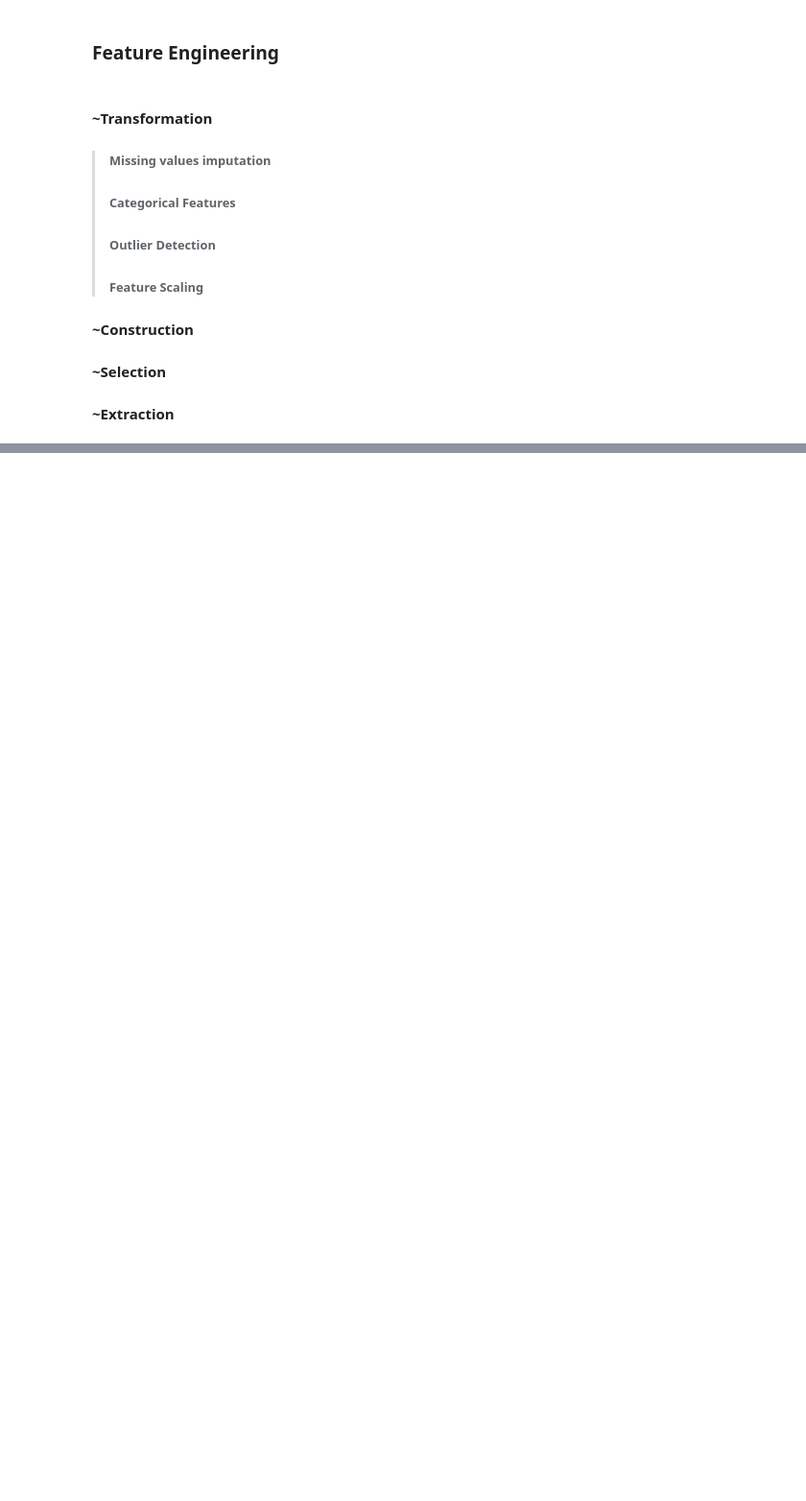
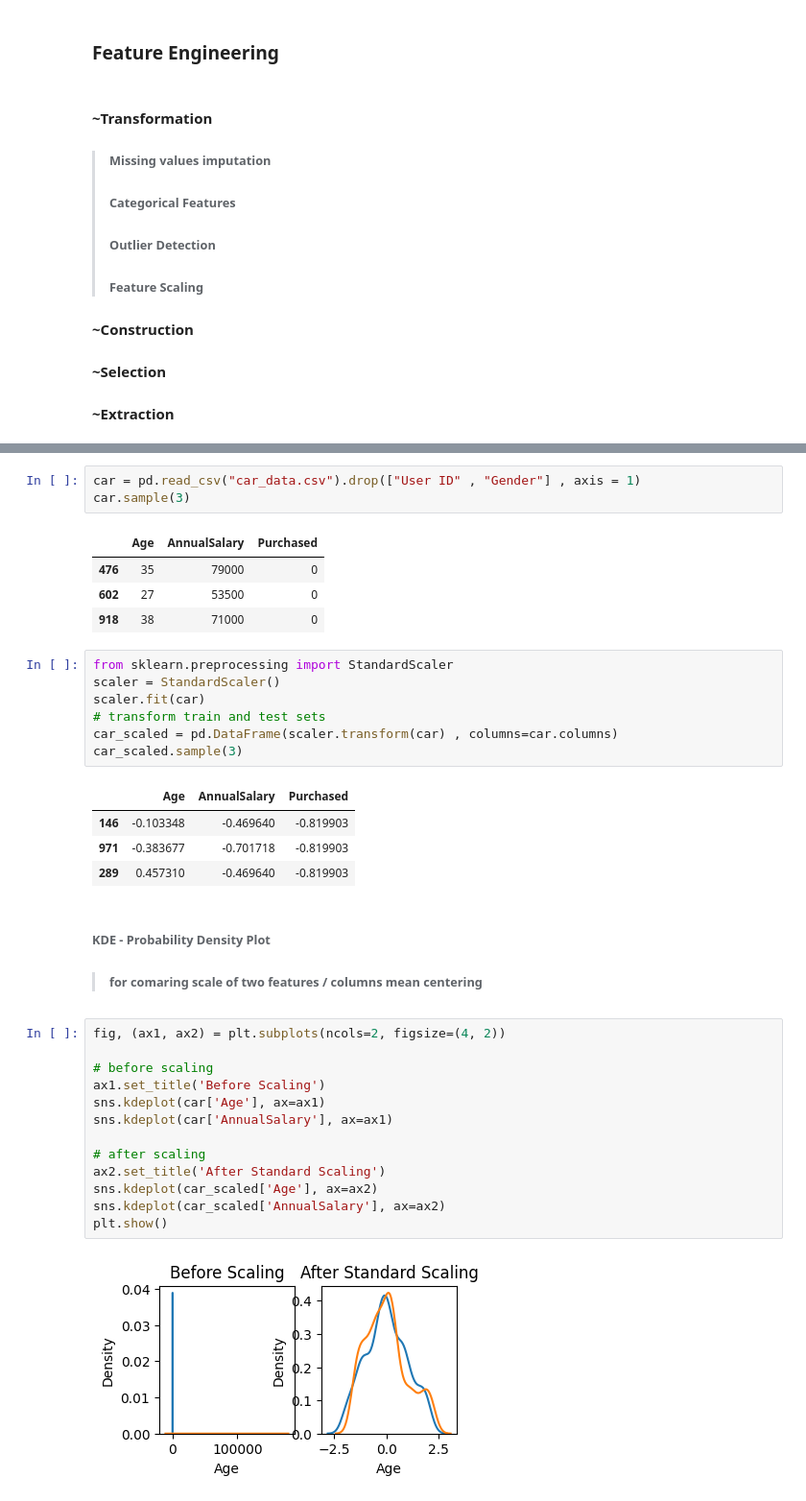
Before and after one commit to vaibhaVishwakarma/myML, a Jupyter notebook: EDA.ipynb, the cells around one changed output, grey strips where cells are left out. Shown at 96% size. Cells and saved outputs as stored; diff of their text form; blank space fills up the shorter version.

```diff
--- a/EDA.ipynb
+++ b/EDA.ipynb
@@ -265,0 +273,38 @@ sns.heatmap(flights.pivot_table(values='passengers',index='month',columns='year'
+# %%
+car = pd.read_csv("car_data.csv").drop(["User ID" , "Gender"] , axis = 1)
+car.sample(3)
+# %% [output]
+|  | Age | AnnualSalary | Purchased |
+| 476 | 35 | 79000 | 0 |
+| 602 | 27 | 53500 | 0 |
+| 918 | 38 | 71000 | 0 |
+# %%
+from sklearn.preprocessing import StandardScaler
+scaler = StandardScaler()
+scaler.fit(car)
+# transform train and test sets
+car_scaled = pd.DataFrame(scaler.transform(car) , columns=car.columns)
+car_scaled.sample(3)
+# %% [output]
+|  | Age | AnnualSalary | Purchased |
+| 146 | -0.103348 | -0.469640 | -0.819903 |
+| 971 | -0.383677 | -0.701718 | -0.819903 |
+| 289 | 0.457310 | -0.469640 | -0.819903 |
+# %% [markdown]
+###### KDE - Probability Density Plot
+>###### for comaring scale of two features / columns  mean centering
+# %%
+fig, (ax1, ax2) = plt.subplots(ncols=2, figsize=(4, 2))
+
+# before scaling
+ax1.set_title('Before Scaling')
+sns.kdeplot(car['Age'], ax=ax1)
+sns.kdeplot(car['AnnualSalary'], ax=ax1)
+
+# after scaling
+ax2.set_title('After Standard Scaling')
+sns.kdeplot(car_scaled['Age'], ax=ax2)
+sns.kdeplot(car_scaled['AnnualSalary'], ax=ax2)
+plt.show()
+# %% [output]
+[figure, added]
```
Also changed, not shown: parts of 18 cells of this notebook, 2 other files.
